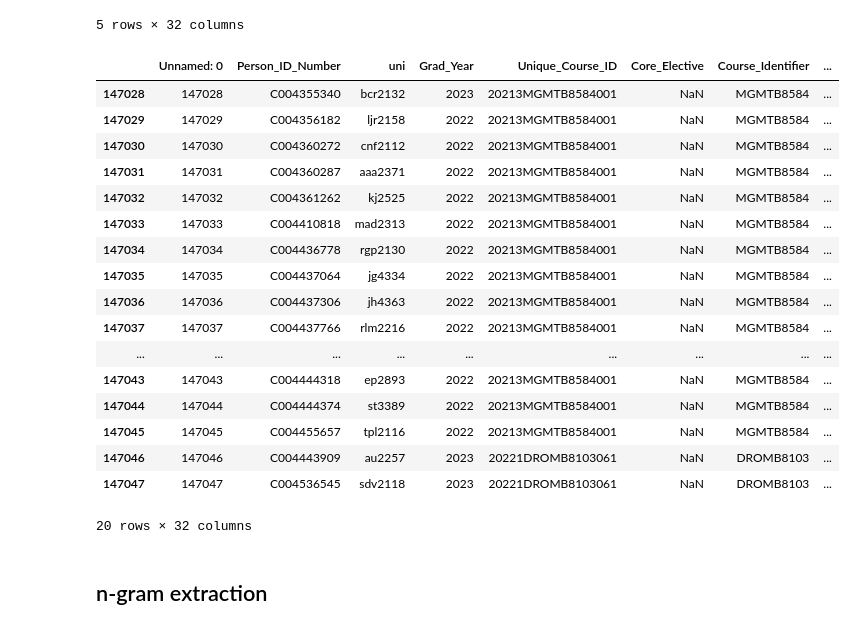
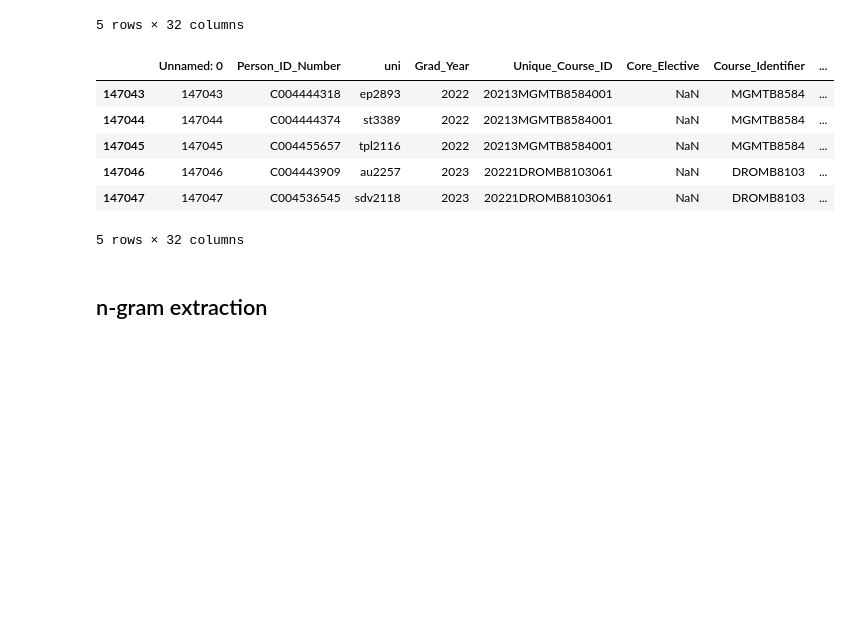
Before and after one commit to dyuthiii/CBS-Github-DND, a Jupyter notebook: Student Cluster Analysis and LDA-20250714T173604Z-1-001/Student Cluster Analysis and LDA/Student Cluster Analysis GDrive/NLP_LDA_coursenames_colab.ipynb, the cells around one changed output. Saved outputs shown, nothing was run; the diff lists cells and outputs as text; code cells hidden in the pictures; blank space fills up the shorter version.

```diff
--- a/Student Cluster Analysis and LDA-20250714T173604Z-1-001/Student Cluster Analysis and LDA/Student Cluster Analysis GDrive/NLP_LDA_coursenames_colab.ipynb
+++ b/Student Cluster Analysis and LDA-20250714T173604Z-1-001/Student Cluster Analysis and LDA/Student Cluster Analysis GDrive/NLP_LDA_coursenames_colab.ipynb
@@ -74,5 +96,5 @@ import matplotlib.pyplot as plt
 # %%
-df = pd.read_excel("Student Course Elective Enrollments Graduates 2016-2025.xlsx")
+df = pd.read_excel("/content/drive/MyDrive/CBS/CBS-Github-DND/Student Cluster Analysis and LDA-20250714T173604Z-1-001/Student Cluster Analysis and LDA/raw data/Project - Student Course Clustering/Student Course Elective Enrollments Graduates 2016-2025.xlsx")
 df.head()
 #unq_courses= df.combined_name.unique()
 # %% [output]
@@ -122,26 +144,15 @@ df.head()
 | 4 | 4 | C003577787 | kh2929 | 2020 | 20193MRKTB8625001 | Elective | MRKTB8625 | ... |
 5 rows × 32 columns
 # %%
-df.tail(20)
+df.tail()
 # %% [output]
 |  | Unnamed: 0 | Person_ID_Number | uni | Grad_Year | Unique_Course_ID | Core_Elective | Course_Identifier | ... |
-| 147028 | 147028 | C004355340 | bcr2132 | 2023 | 20213MGMTB8584001 | NaN | MGMTB8584 | ... |
-| 147029 | 147029 | C004356182 | ljr2158 | 2022 | 20213MGMTB8584001 | NaN | MGMTB8584 | ... |
-| 147030 | 147030 | C004360272 | cnf2112 | 2022 | 20213MGMTB8584001 | NaN | MGMTB8584 | ... |
-| 147031 | 147031 | C004360287 | aaa2371 | 2022 | 20213MGMTB8584001 | NaN | MGMTB8584 | ... |
-| 147032 | 147032 | C004361262 | kj2525 | 2022 | 20213MGMTB8584001 | NaN | MGMTB8584 | ... |
-| 147033 | 147033 | C004410818 | mad2313 | 2022 | 20213MGMTB8584001 | NaN | MGMTB8584 | ... |
-| 147034 | 147034 | C004436778 | rgp2130 | 2022 | 20213MGMTB8584001 | NaN | MGMTB8584 | ... |
-| 147035 | 147035 | C004437064 | jg4334 | 2022 | 20213MGMTB8584001 | NaN | MGMTB8584 | ... |
-| 147036 | 147036 | C004437306 | jh4363 | 2022 | 20213MGMTB8584001 | NaN | MGMTB8584 | ... |
-| 147037 | 147037 | C004437766 | rlm2216 | 2022 | 20213MGMTB8584001 | NaN | MGMTB8584 | ... |
-| ... | ... | ... | ... | ... | ... | ... | ... | ... |
 | 147043 | 147043 | C004444318 | ep2893 | 2022 | 20213MGMTB8584001 | NaN | MGMTB8584 | ... |
 | 147044 | 147044 | C004444374 | st3389 | 2022 | 20213MGMTB8584001 | NaN | MGMTB8584 | ... |
 | 147045 | 147045 | C004455657 | tpl2116 | 2022 | 20213MGMTB8584001 | NaN | MGMTB8584 | ... |
 | 147046 | 147046 | C004443909 | au2257 | 2023 | 20221DROMB8103061 | NaN | DROMB8103 | ... |
 | 147047 | 147047 | C004536545 | sdv2118 | 2023 | 20221DROMB8103061 | NaN | DROMB8103 | ... |
-20 rows × 32 columns
+5 rows × 32 columns
 # %% [markdown]
 ## n-gram extraction
 # %% [markdown]
```
Also changed, not shown: parts of 38 cells of this notebook, 2 other files.
